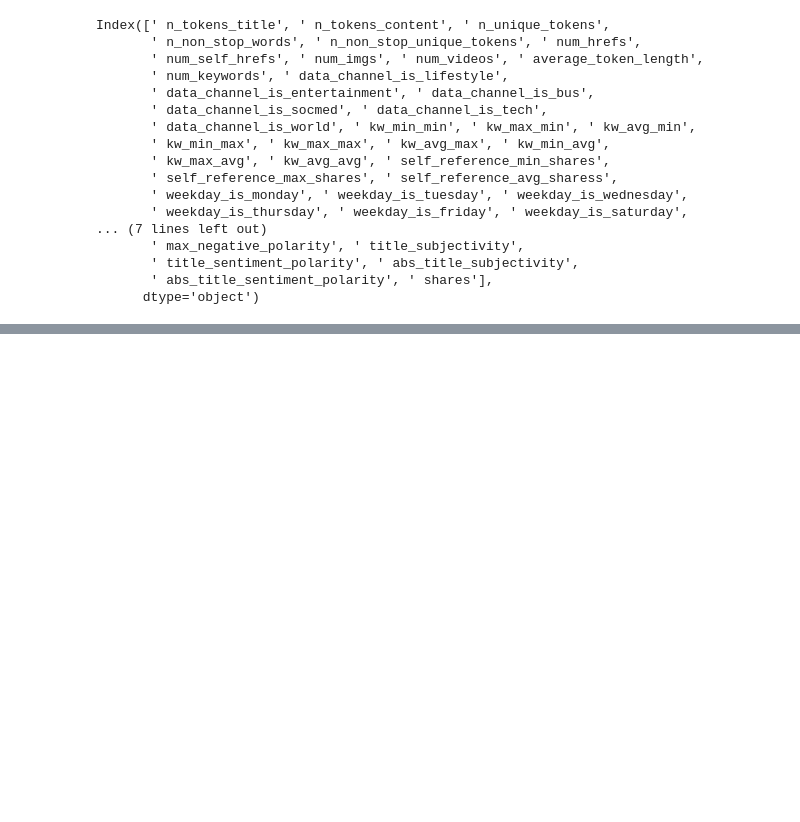
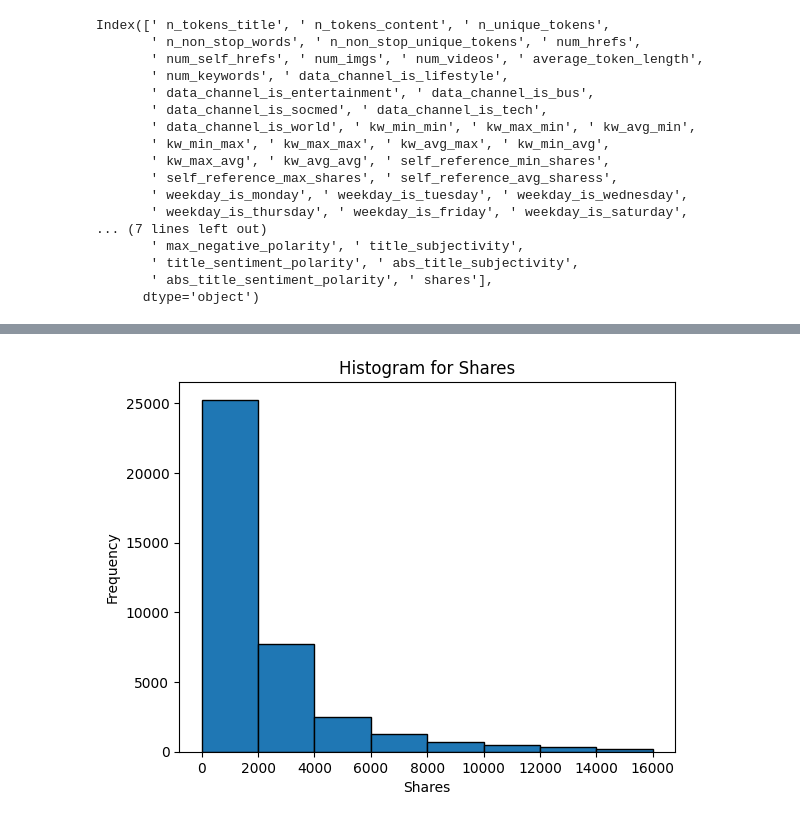
Before and after one commit to SaahilShaikh17/OnlineNewsPopularity, a Jupyter notebook: SignatureProject.ipynb, the cells around one changed output, grey strips where cells are left out. Drawn from its saved outputs; the diff is of its cells as text; code cells hidden in the pictures; blank space fills up the shorter version.

```diff
--- a/SignatureProject.ipynb
+++ b/SignatureProject.ipynb
@@ -243,0 +277,8 @@ df.corr()[' shares'].mean()
+# %%
+plt.hist(df[' shares'], bins=8,range=(0, 16000) , edgecolor='black')
+plt.xlabel('Shares')
+plt.ylabel('Frequency')
+plt.title('Histogram for Shares')
+plt.show()
+# %% [output]
+[figure, added]
```
Also changed, not shown: parts of 8 cells of this notebook.
